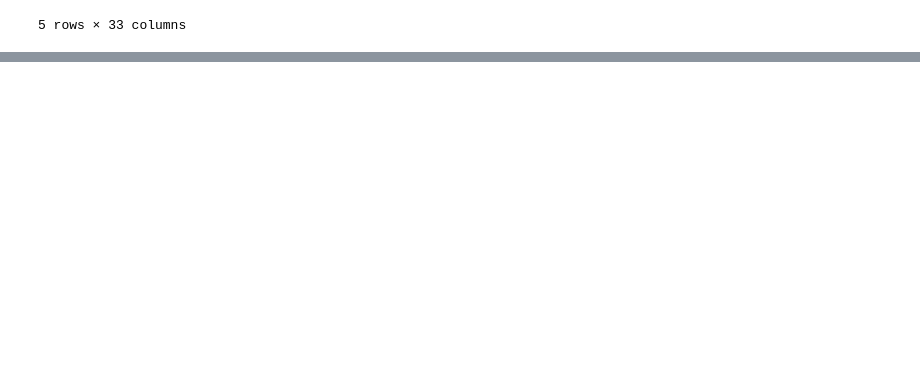
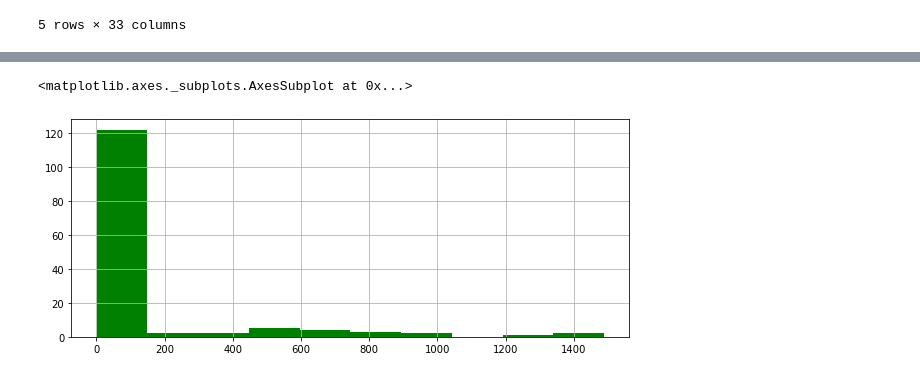
Before and after one commit to MaksOpp/web-intelligence-project, a Jupyter notebook: main.ipynb, the cells around one changed output, grey strips where cells are left out. Cells and saved outputs as stored; diff of their text form; code cells hidden in the pictures; blank space fills up the shorter version.

Commit message:
Added basic explanatory data analysis

```diff
--- a/main.ipynb
+++ b/main.ipynb
@@ -13,5 +19,6 @@ data.head(5)
 | 4 | Liu H., Ning H., Mu Q., Zheng Y.,... | 56872078600;9232973200;5718787230... | A review of the smart world | 2019 | Future Generation Computer Systems | 96 | NaN | NaN | 678 | ... |
 5 rows × 33 columns
 # %%
-data[data['Year'].between(2000 ,2006 ,inclusive = True)]
+data = data[data['Year'].between(2000 ,2006 ,inclusive = True)]
+data['Year'].unique()
 # %% [output]
@@ -30,0 +46,6 @@ data[data['Year'].between(2000 ,2006 ,inclusive = True)]
+# %%
+data = data[['Authors', 'Title', 'Year', 'Page start', 'Page end', 'Page count', 'Abstract',
+       'Author Keywords', 'Index Keywords', 'Correspondence Address',
+       'Language of Original Document',
+       'Document Type']]
+data.head(3)
@@ -30,0 +91,17 @@ data[data['Year'].between(2000 ,2006 ,inclusive = True)]
+# %%
+def unify_pages(cols):
+    start = cols[0]
+    end = cols[1]
+    total = cols[2]
+    if not pd.isnull(total) and isinstance(total, numbers.Number):
+        return total
+    elif not pd.isnull(start) and not pd.isnull(end) and isinstance(start, numbers.Number) and isinstance(end, numbers.Number):
+        return end - start
+    else:
+        return None
+# %%
+page_amounts = data[['Page start', 'Page end', 'Page count']].apply(unify_pages,axis=1).dropna()
+page_amounts.hist(color='green',bins=10,figsize=(10,4))
+# %% [output]
+<matplotlib.axes._subplots.AxesSubplot at 0x...>
+[figure, added]
```
Also changed, not shown: parts of 13 cells of this notebook, 1 other file.
